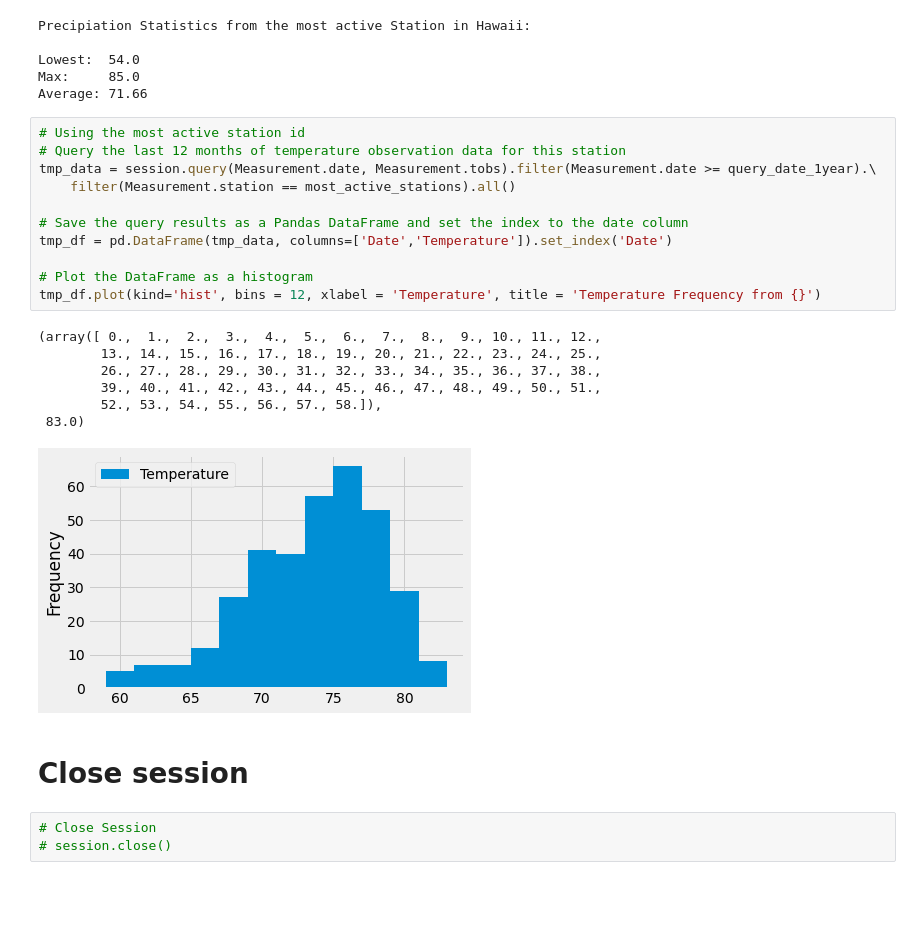
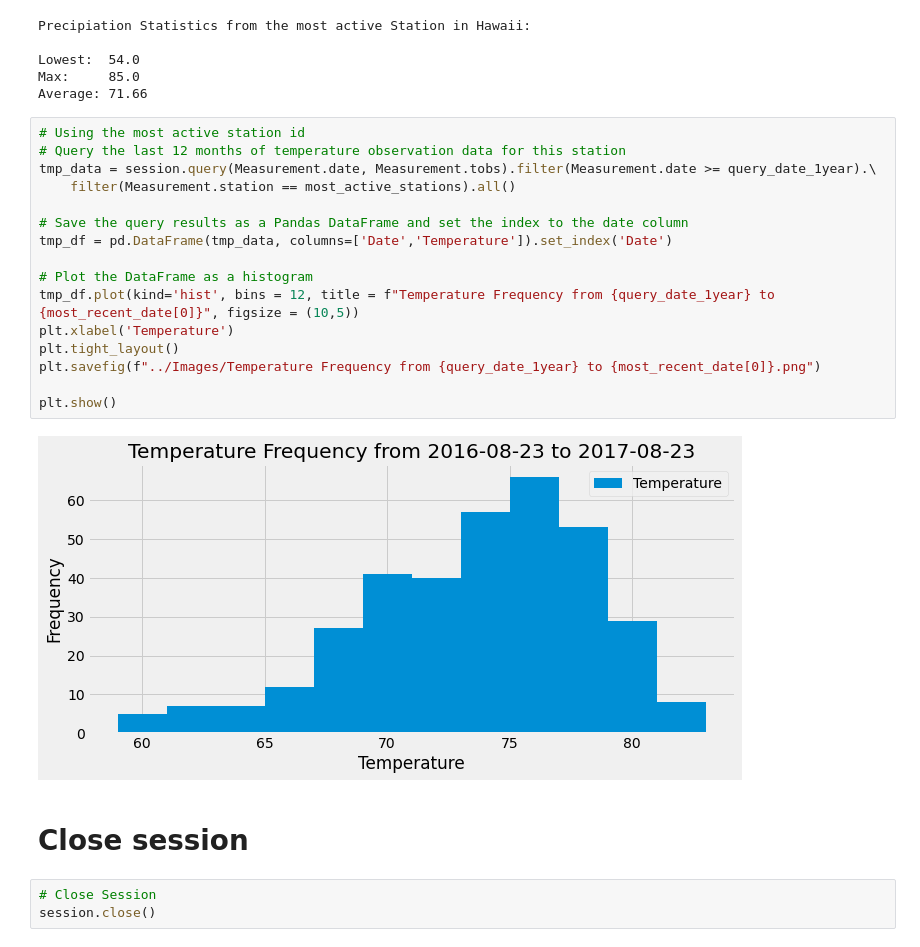
Before and after one commit to Rlizaran/sqlalchhemy-challenge, a Jupyter notebook: Climate Exploration and App/climate_starter.ipynb, the cells around one changed output. Cells and saved outputs as stored; diff of their text form; blank space fills up the shorter version.

```diff
--- a/Climate Exploration and App/climate_starter.ipynb
+++ b/Climate Exploration and App/climate_starter.ipynb
@@ -155,24 +155,23 @@ Average: 71.66
 # %%
 # Using the most active station id
 # Query the last 12 months of temperature observation data for this station
 tmp_data = session.query(Measurement.date, Measurement.tobs).filter(Measurement.date >= query_date_1year).\
     filter(Measurement.station == most_active_stations).all()
 
 # Save the query results as a Pandas DataFrame and set the index to the date column
 tmp_df = pd.DataFrame(tmp_data, columns=['Date','Temperature']).set_index('Date')
 
 # Plot the DataFrame as a histogram
-tmp_df.plot(kind='hist', bins = 12, xlabel = 'Temperature', title = 'Temperature Frequency from {}')
+tmp_df.plot(kind='hist', bins = 12, title = f"Temperature Frequency from {query_date_1year} to {most_recent_date[0]}", figsize = (10,5))
+plt.xlabel('Temperature')
+plt.tight_layout()
+plt.savefig(f"../Images/Temperature Frequency from {query_date_1year} to {most_recent_date[0]}.png")
+
+plt.show()
 # %% [output]
-(array([ 0.,  1.,  2.,  3.,  4.,  5.,  6.,  7.,  8.,  9., 10., 11., 12.,
-        13., 14., 15., 16., 17., 18., 19., 20., 21., 22., 23., 24., 25.,
-        26., 27., 28., 29., 30., 31., 32., 33., 34., 35., 36., 37., 38.,
-        39., 40., 41., 42., 43., 44., 45., 46., 47., 48., 49., 50., 51.,
-        52., 53., 54., 55., 56., 57., 58.]),
- 83.0)
-[figure, old version]
+[figure, new version]
 # %% [markdown]
 # Close session
 # %%
 # Close Session
-# session.close()
+session.close()
```
